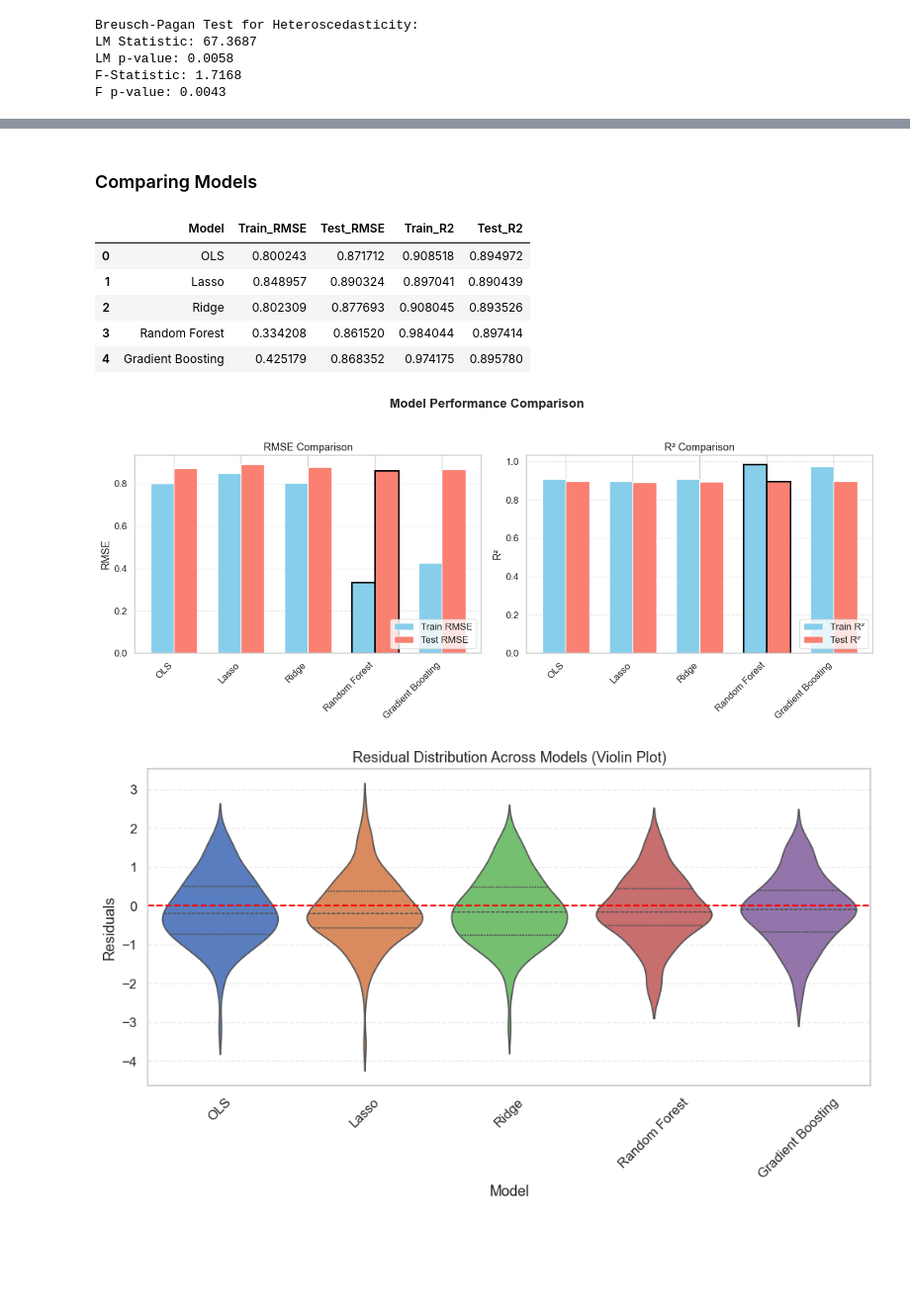
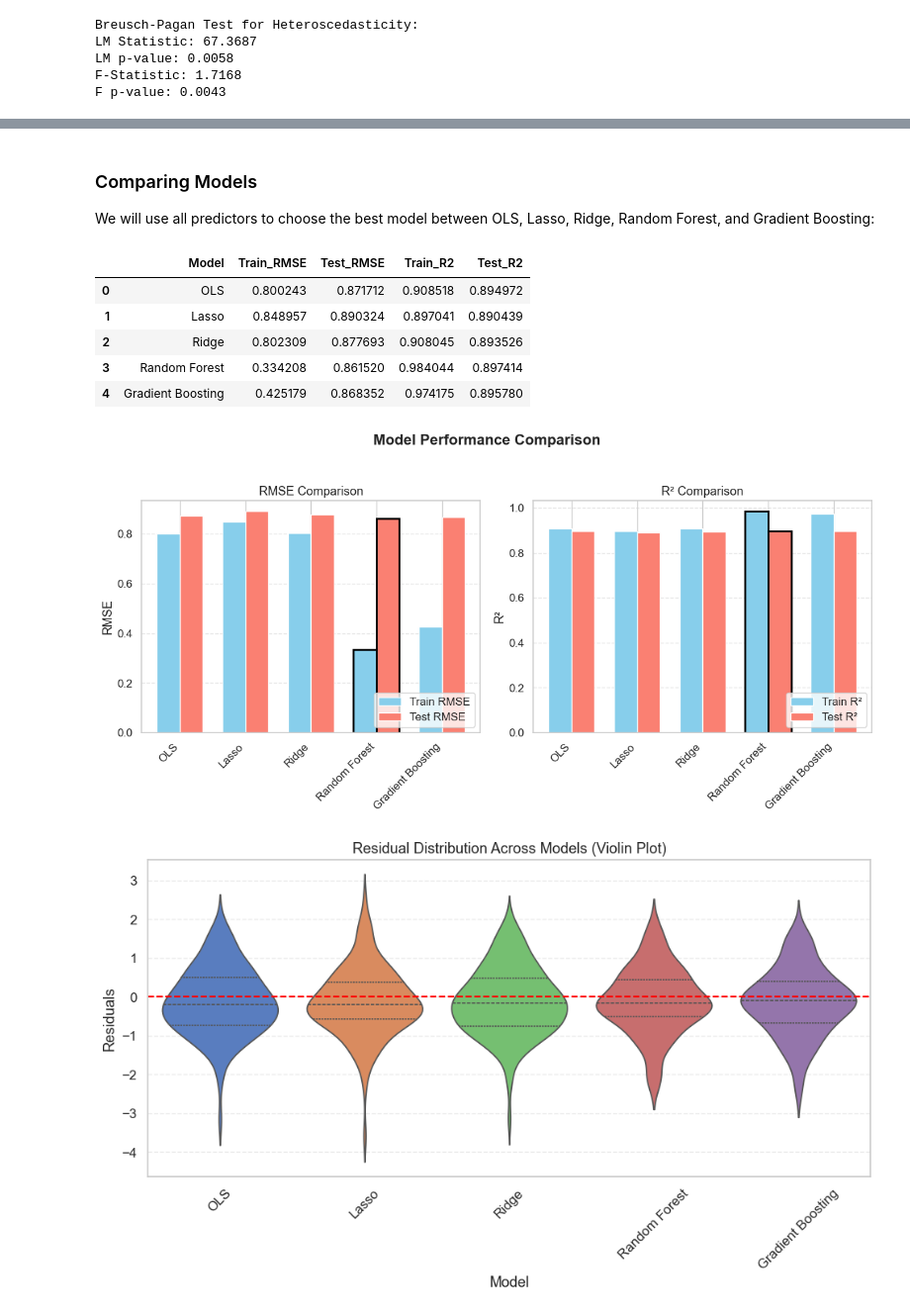
Before and after one commit to seanmcgowanx/aai-500-final-project-team-5, a Jupyter notebook: notebooks/main.ipynb, the cells around one changed output, grey strips where cells are left out. Shown at 99% size. Saved outputs shown, nothing was run; the diff lists cells and outputs as text; code cells hidden in the pictures; blank space fills up the shorter version.

```diff
--- a/notebooks/main.ipynb
+++ b/notebooks/main.ipynb
@@ -188,7 +181,7 @@ We check distributions and skewness for continuous variables:
 sns.set_theme(style="whitegrid", palette="muted", font_scale=1.1)
 
 # Plot distributions and boxplots for continuous variables
-fig, axes = plt.subplots(len(cont_vars), 2, figsize=(12, 18))
+fig, axes = plt.subplots(len(cont_vars), 2, figsize=(10, 15))
 for i, var in enumerate(cont_vars):
     kde_flag = False if var == 'age' else True  # No KDE for age due to discrete nature
 
@@ -202,5 +195,6 @@ for i, var in enumerate(cont_vars):
     axes[i, 1].set_title(f"Boxplot of {var}")
 
 plt.tight_layout()
+fig.savefig("../visualizations/continuous_distributions.png", dpi=300, bbox_inches='tight')
 plt.show()
 # %% [output]
@@ -224,7 +215,7 @@ Scatterplots with regression lines show linear associations:
 # %%
 # -------------- Scatter Plots & Regression vs G3 for Numeric Variables ------------------
 
-# Remove 'G3' itself to avoid plotting vs itself
+# Remove 'G3' to avoid plotting vs itself
 numeric_vars = [var for var in numeric_vars if var != 'G3']
 
 # Determine grid size
@@ -232,7 +223,7 @@ n_vars = len(numeric_vars)
 n_cols = 3
 n_rows = int(np.ceil(n_vars / n_cols))
 
-fig, axes = plt.subplots(n_rows, n_cols, figsize=(n_cols*5, n_rows*4))
+fig, axes = plt.subplots(n_rows, n_cols, figsize=(n_cols*4, n_rows*4))
 axes = axes.flatten()
 
 # Loop through variables and plot scatter + regression vs G3
@@ -255,5 +246,6 @@ for j in range(i+1, len(axes)):
     fig.delaxes(axes[j])
 
 plt.tight_layout()
+fig.savefig("../visualizations/scatter_regression_g3.png", dpi=300, bbox_inches='tight')
 plt.show()
 # %% [output]
@@ -771,15 +790,0 @@ display(vif_data.sort_values(by="VIF", ascending=False))
-# %%
-# ------------------ 3. Recompute VIF for All Predictors with One-hot Encoded Multi-category Predictors ------------------
-
-# X = predictors only (after one-hot encoding)
-X = df_encoded.drop(columns=['G3'])
-X = sm.add_constant(X)  # add intercept
-
-# Compute VIF
-vif_data = pd.DataFrame()
-vif_data["Variable"] = X.columns
-vif_data["VIF"] = [variance_inflation_factor(X.values, i) for i in range(X.shape[1])]
-
-# Sort descending for readability
-vif_data = vif_data.sort_values(by="VIF", ascending=False).reset_index(drop=True)
-display(vif_data)
@@ -970,5 +945,7 @@ No strong evidence that these specific FE/interactions improve the model
 # %% [markdown]
 ### Comparing Models
+
+We will use all predictors to choose the best model between OLS, Lasso, Ridge, Random Forest, and Gradient Boosting:
 # %%
 # ------------------- Data -------------------
 X = df_encoded.drop(columns=['G3'])
@@ -1096,7 +1073,7 @@ best_idx = results_df['Test_RMSE'].idxmin()
 x = np.arange(len(results_df['Model']))
 width = 0.35
 
-fig, axes = plt.subplots(1, 2, figsize=(14,6))
+fig, axes = plt.subplots(1, 2, figsize=(12,6))
 
 # Colors
 train_color = 'skyblue'
@@ -1131,45 +1108,39 @@ axes[1].legend(loc='lower right')
 
 plt.suptitle("Model Performance Comparison", fontsize=16, weight='bold')
 plt.tight_layout(rect=[0,0,1,0.95])
+plt.savefig("../visualizations/model_performance_comparison.png", dpi=300, bbox_inches='tight')
 plt.show()
 
 # ---------------- Violin Plot ----------------
 residuals_dict = {
     "OLS": y_test - y_pred_test_ols,
     "Lasso": y_test - y_pred_test_lasso,
     "Ridge": y_test - y_pred_test_ridge,
     "Random Forest": y_test - y_pred_test_rf,
     "Gradient Boosting": y_test - y_pred_test_gb
 }
 
-# Convert to long-form DataFrame for seaborn
-residuals_df = pd.DataFrame(residuals_dict)
-residuals_long = residuals_df.melt(var_name="Model", value_name="Residuals")
-
 plt.figure(figsize=(10,6))
 sns.violinplot(
-    x="Model",
-    y="Residuals",
-    data=residuals_long,
-    hue="Model",       # assign x to hue
-    palette="muted",   # now allowed
-    inner="quartile",
-    legend=False       # hide extra legend
+    data=pd.DataFrame(residuals_dict),
+    palette="muted",
+    inner="quartile"
 )
 plt.axhline(0, color='red', linestyle='--')
 plt.title("Residual Distribution Across Models (Violin Plot)")
 plt.ylabel("Residuals")
 plt.xlabel("Model")
 plt.xticks(rotation=45)
 plt.grid(axis='y', linestyle='--', alpha=0.4)
 plt.tight_layout()
+plt.savefig("../visualizations/residuals_violin_plot.png", dpi=300, bbox_inches='tight')
 plt.show()
 # %% [output]
 |  | Model | Train_RMSE | Test_RMSE | Train_R2 | Test_R2 |
 | 0 | OLS | 0.800243 | 0.871712 | 0.908518 | 0.894972 |
 | 1 | Lasso | 0.848957 | 0.890324 | 0.897041 | 0.890439 |
 | 2 | Ridge | 0.802309 | 0.877693 | 0.908045 | 0.893526 |
 | 3 | Random Forest | 0.334208 | 0.861520 | 0.984044 | 0.897414 |
 | 4 | Gradient Boosting | 0.425179 | 0.868352 | 0.974175 | 0.895780 |
-[figure, old version]
+[figure, new version]
 [figure]
```
Also changed, not shown: parts of 72 cells of this notebook, 24 other files.
